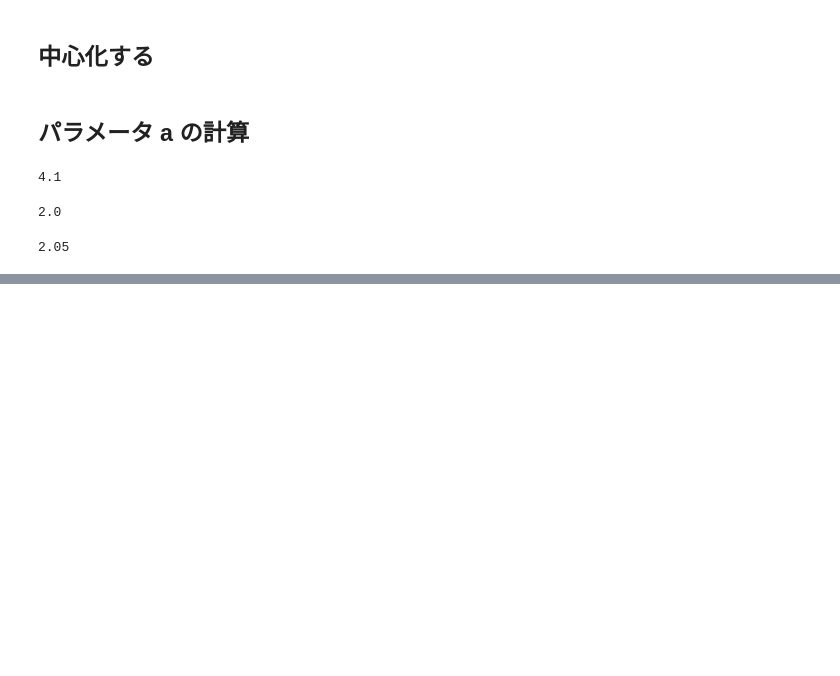
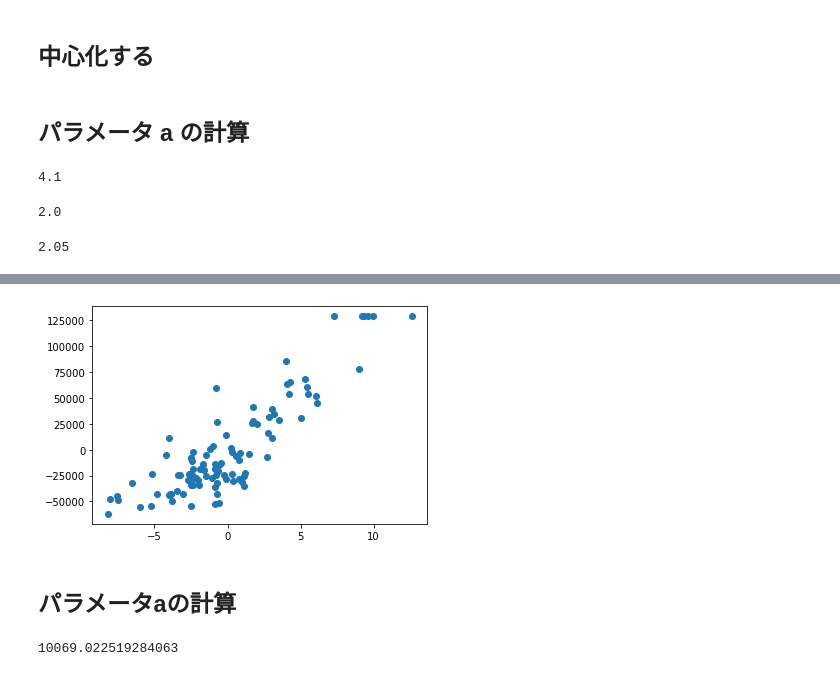
Before and after one commit to ytka/ml, a Jupyter notebook: simple-regression-analysis.ipynb, the cells around one changed output, grey strips where cells are left out. Cells and saved outputs as stored; diff of their text form; code cells hidden in the pictures; blank space fills up the shorter version.

```diff
--- a/simple-regression-analysis.ipynb
+++ b/simple-regression-analysis.ipynb
@@ -39,0 +89,4 @@ a
+# %%
+# 中心化
+df_c = df - df.mean()
+df_c.head(3)
@@ -39,0 +110,12 @@ a
+# %%
+# データの抽出
+x = df_c['x']
+y = df_c['y']
+# %%
+# x と ｙの散布図
+plt.scatter(x,y)
+plt.show()
+# %% [output]
+[figure, added]
+# %% [markdown]
+## パラメータaの計算
@@ -39,0 +125,5 @@ a
+# %%
+a = xy.sum() / xx.sum()
+a
+# %% [output]
+10069.022519284063
```
Also changed, not shown: parts of 29 cells of this notebook, 1 other file.
